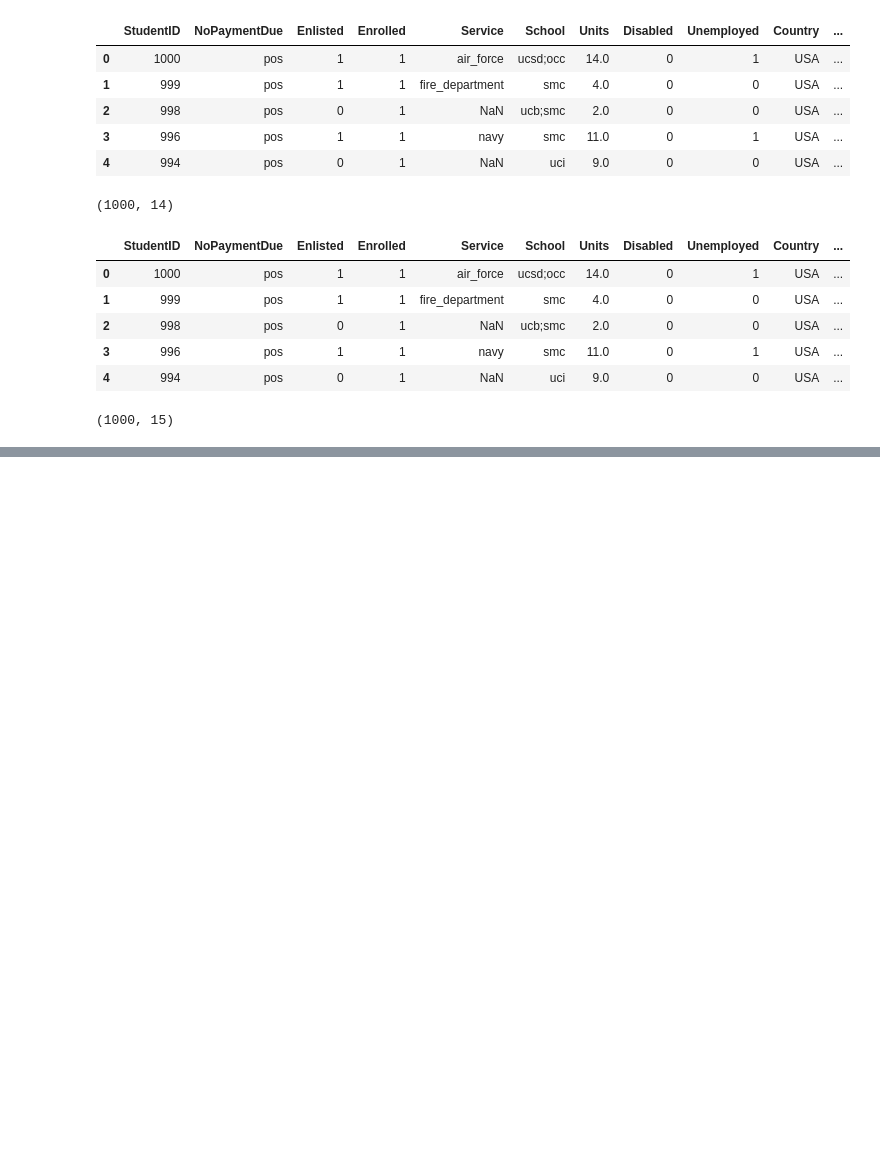
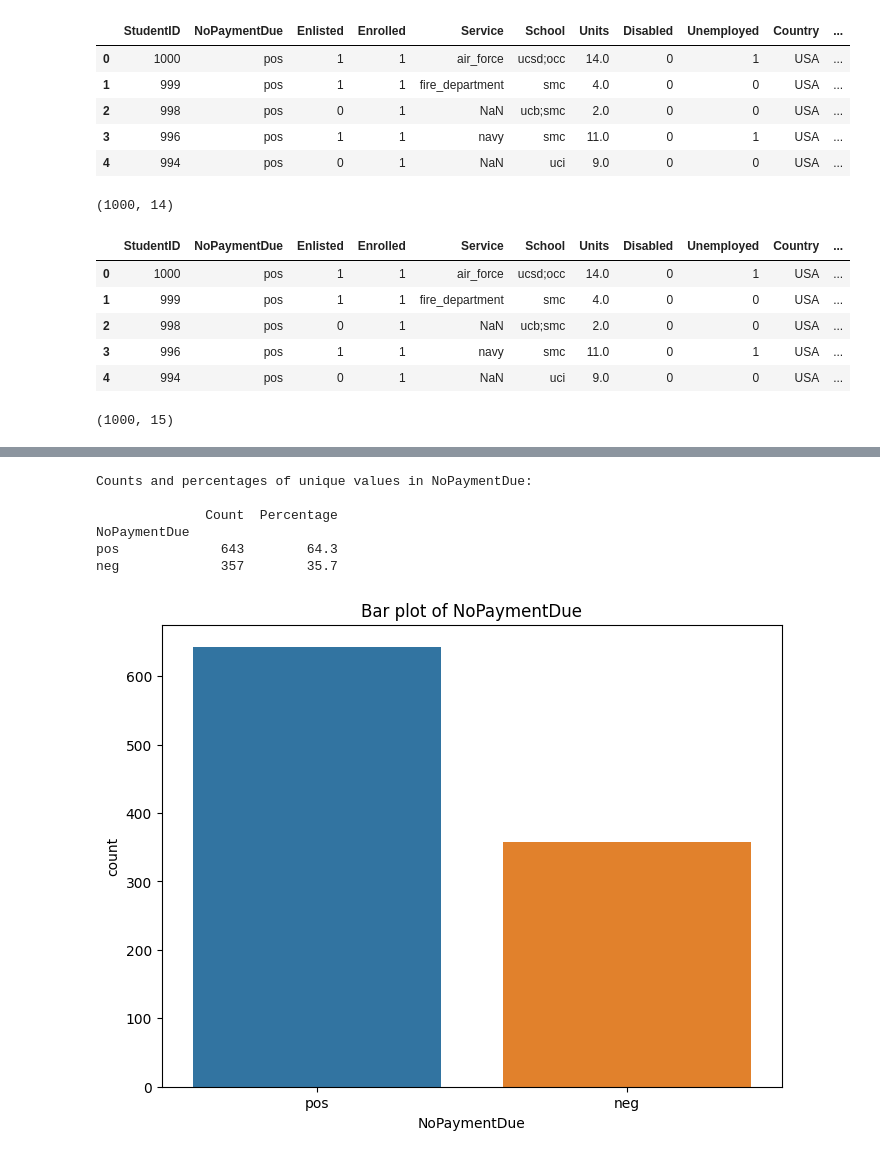
Before and after one commit to MSWinds/dm-group1-project, a Jupyter notebook: Final_Project.ipynb, the cells around one changed output, grey strips where cells are left out. Saved outputs shown, nothing was run; the diff lists cells and outputs as text; code cells hidden in the pictures; blank space fills up the shorter version.

```diff
--- a/Final_Project.ipynb
+++ b/Final_Project.ipynb
@@ -486,0 +623,10 @@ df_agg.to_csv('datasets\merged_raw_data.csv', index=False)
+# %%
+data_exploration(df_agg, 'NoPaymentDue')
+# %% [output]
+Counts and percentages of unique values in NoPaymentDue:
+
+              Count  Percentage
+NoPaymentDue
+pos             643        64.3
+neg             357        35.7
+[figure, added]
```
Also changed, not shown: parts of 9 cells of this notebook.
